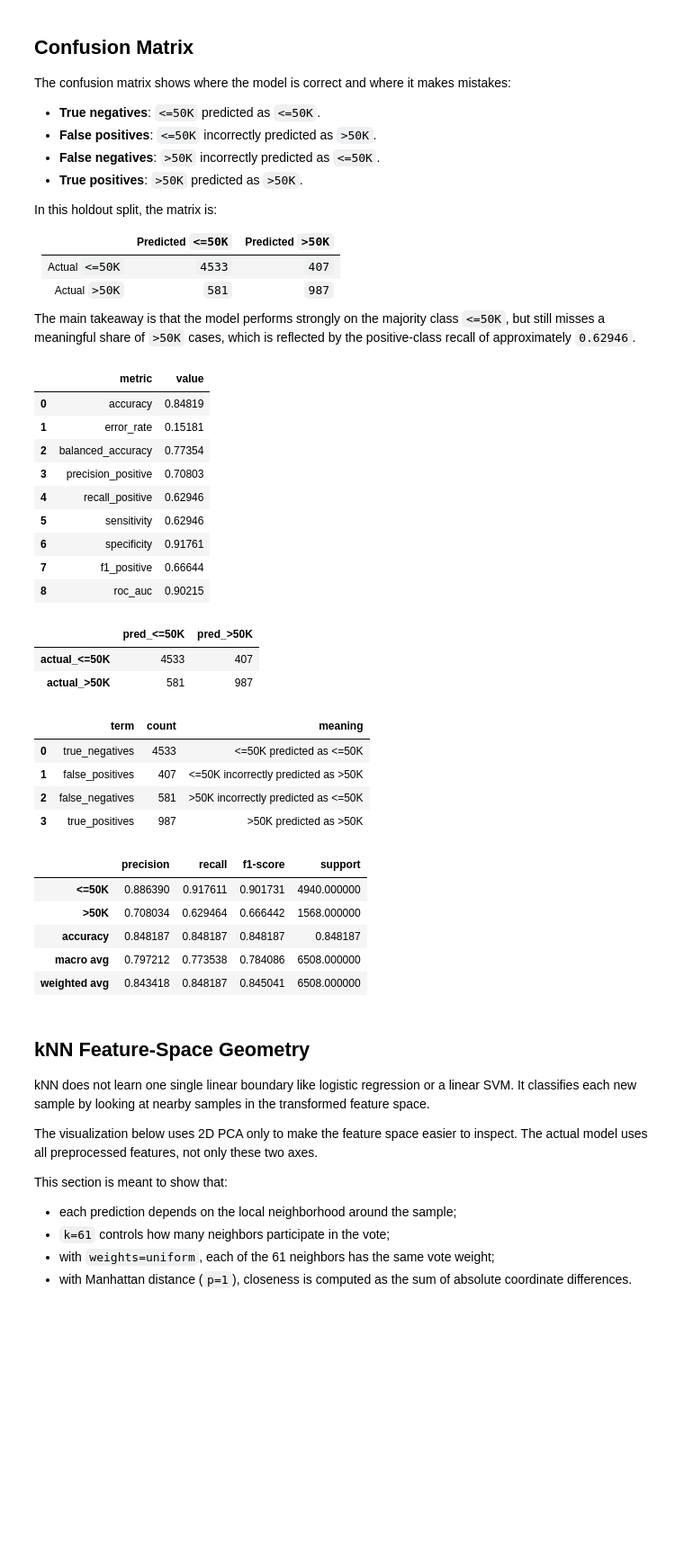
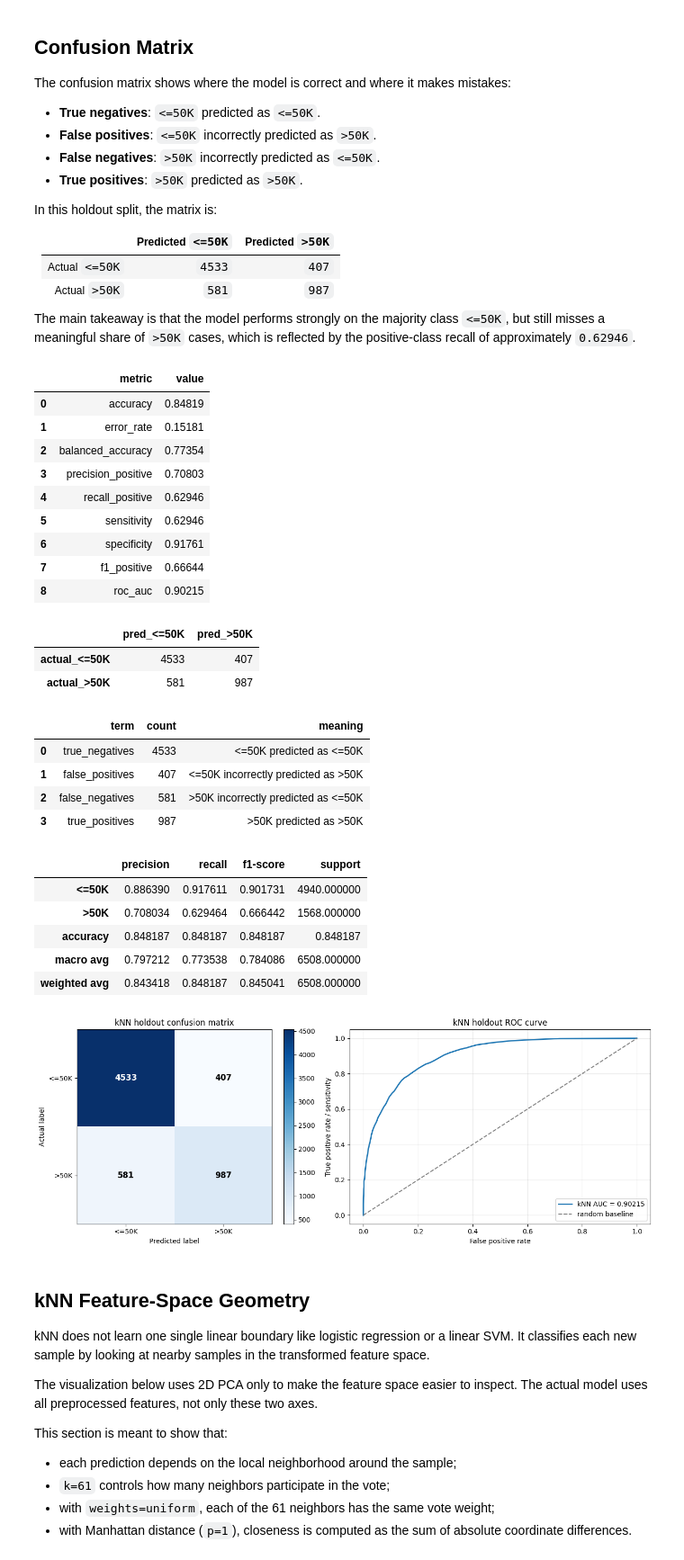
Before and after one commit to costadev00/classifier-adults-dataset, a Jupyter notebook: notebooks/03_knn_classifier.ipynb, the cells around one changed output. Shown at 90% size. Saved outputs shown, nothing was run; the diff lists cells and outputs as text; code cells hidden in the pictures; blank space fills up the shorter version.

```diff
--- a/notebooks/03_knn_classifier.ipynb
+++ b/notebooks/03_knn_classifier.ipynb
@@ -650,33 +652,68 @@ classification_report_df = pd.DataFrame(
 
 display(holdout_metrics_df)
 display(confusion_df)
 display(confusion_terms_df)
 display(classification_report_df)
+
+fig, axes = plt.subplots(1, 2, figsize=(14, 5))
+
+im = axes[0].imshow(confusion_df.values, cmap="Blues")
+axes[0].set_title("kNN holdout confusion matrix")
+axes[0].set_xticks([0, 1], [NEGATIVE_LABEL, POSITIVE_LABEL])
+axes[0].set_yticks([0, 1], [NEGATIVE_LABEL, POSITIVE_LABEL])
+axes[0].set_xlabel("Predicted label")
+axes[0].set_ylabel("Actual label")
+for row_idx in range(2):
+    for col_idx in range(2):
+        axes[0].text(
+            col_idx,
+            row_idx,
+            str(confusion_df.values[row_idx, col_idx]),
+            ha="center",
+            va="center",
+            color="white" if confusion_df.values[row_idx, col_idx] > confusion_df.values.max() / 2 else "black",
+            fontsize=12,
+            weight="bold",
+        )
+fig.colorbar(im, ax=axes[0], fraction=0.046, pad=0.04)
+
+fpr, tpr, roc_thresholds = roc_curve(y_holdout, holdout_proba)
+axes[1].plot(fpr, tpr, label=f"kNN AUC = {holdout_metrics['roc_auc']:.5f}", linewidth=2)
+axes[1].plot([0, 1], [0, 1], linestyle="--", color="gray", label="random baseline")
+axes[1].set_title("kNN holdout ROC curve")
+axes[1].set_xlabel("False positive rate")
+axes[1].set_ylabel("True positive rate / sensitivity")
+axes[1].grid(alpha=0.25)
+axes[1].legend()
+
+plt.tight_layout()
+plt.show()
 # %% [output]
 |  | metric | value |
 | 0 | accuracy | 0.84819 |
 | 1 | error_rate | 0.15181 |
 | 2 | balanced_accuracy | 0.77354 |
 | 3 | precision_positive | 0.70803 |
 | 4 | recall_positive | 0.62946 |
 | 5 | sensitivity | 0.62946 |
 | 6 | specificity | 0.91761 |
 | 7 | f1_positive | 0.66644 |
 | 8 | roc_auc | 0.90215 |
 |  | pred_<=50K | pred_>50K |
 | actual_<=50K | 4533 | 407 |
 | actual_>50K | 581 | 987 |
 |  | term | count | meaning |
 | 0 | true_negatives | 4533 | <=50K predicted as <=50K |
 | 1 | false_positives | 407 | <=50K incorrectly predicted as >50K |
 | 2 | false_negatives | 581 | >50K incorrectly predicted as <=50K |
 | 3 | true_positives | 987 | >50K predicted as >50K |
 |  | precision | recall | f1-score | support |
 | <=50K | 0.886390 | 0.917611 | 0.901731 | 4940.000000 |
 | >50K | 0.708034 | 0.629464 | 0.666442 | 1568.000000 |
 | accuracy | 0.848187 | 0.848187 | 0.848187 | 0.848187 |
 | macro avg | 0.797212 | 0.773538 | 0.784086 | 6508.000000 |
 | weighted avg | 0.843418 | 0.848187 | 0.845041 | 6508.000000 |
+[figure, added]
 # %% [markdown]
 ## kNN Feature-Space Geometry
 
```
Also changed, not shown: parts of 2 cells of this notebook, 4 other files.
